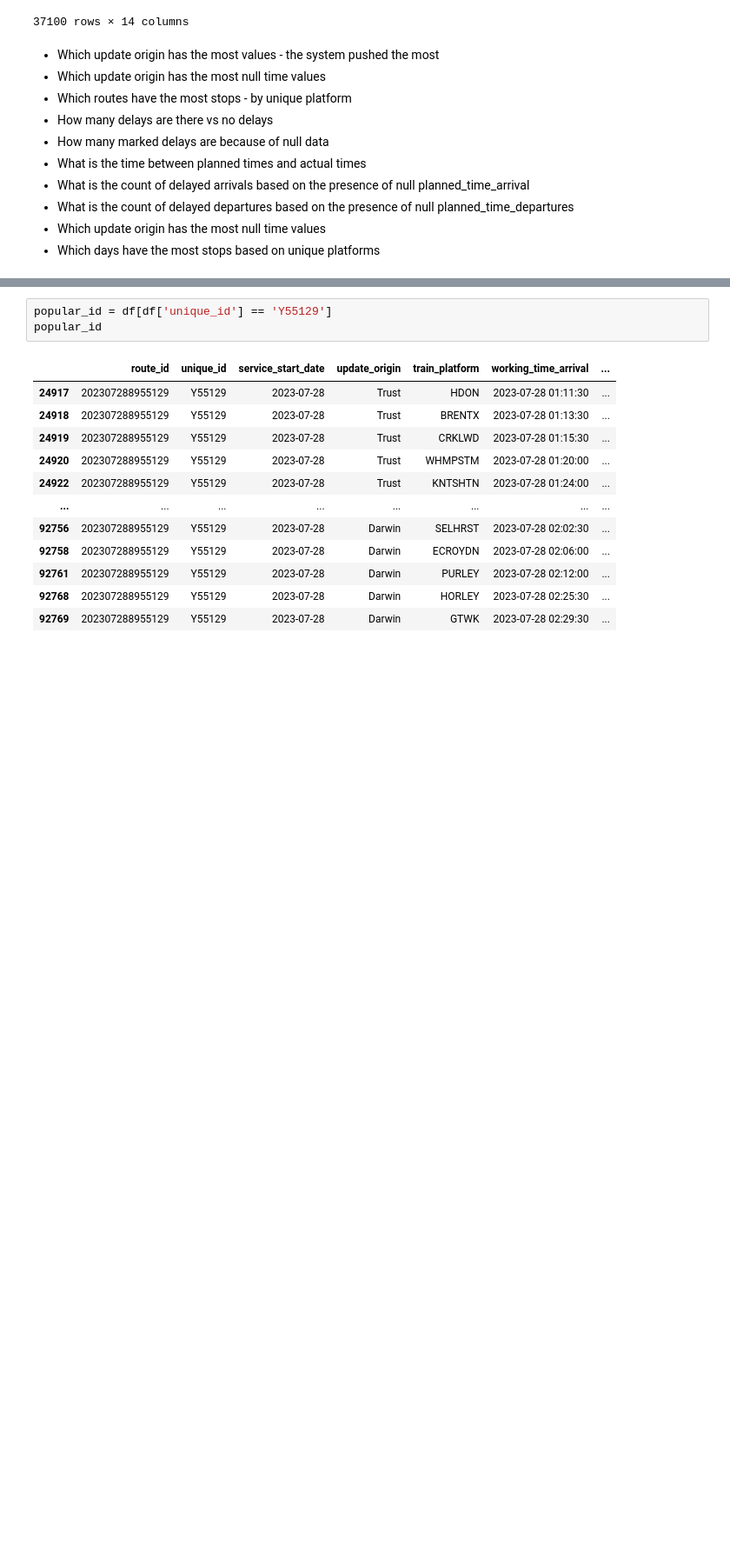
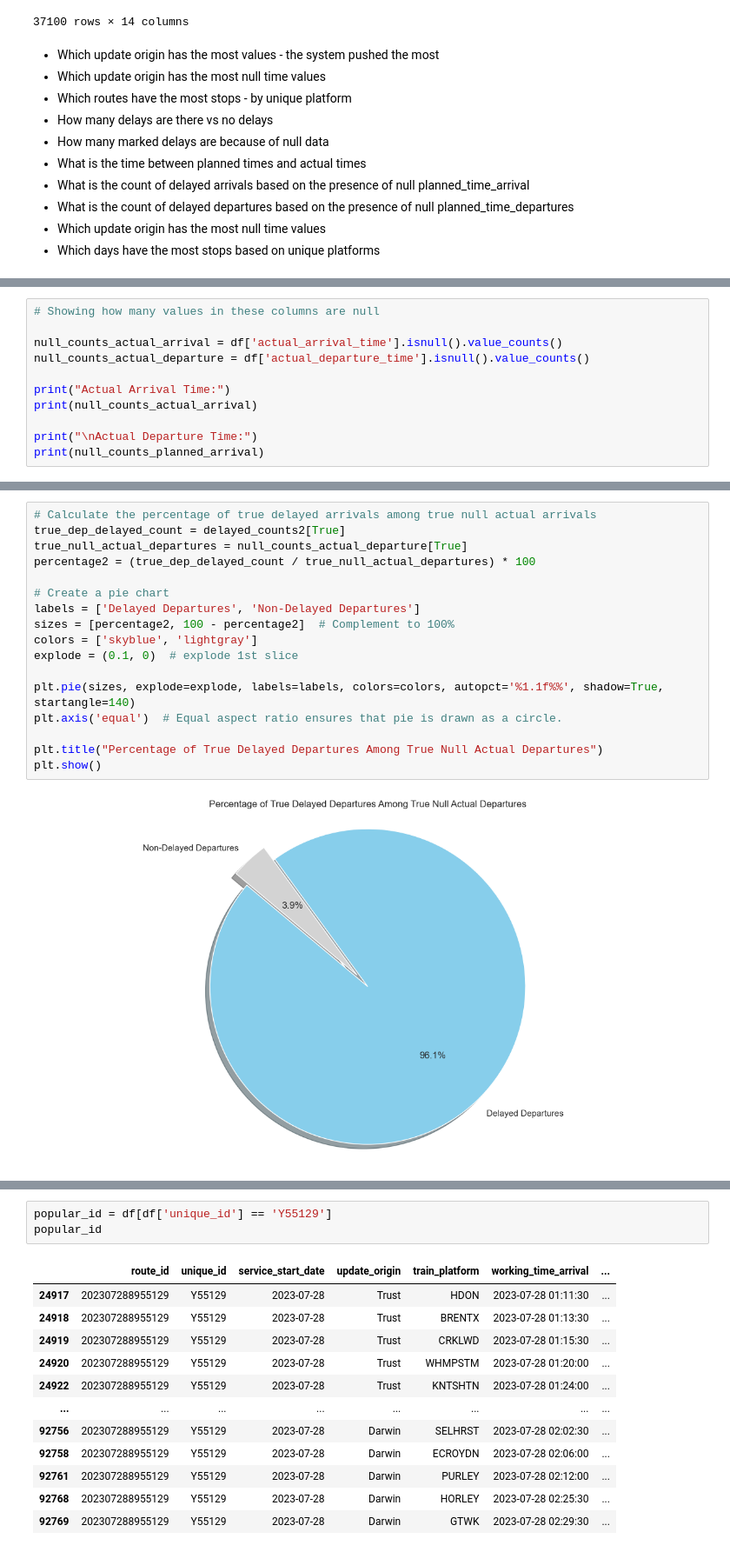
Before and after one commit to nirmalaJ21/https-github.com-nirmalaJ21-FinalProjectRailData, a Jupyter notebook: EDA Notebooks/New EDA.ipynb, the cells around one changed output, grey strips where cells are left out. Shown at 87% size. Drawn from its saved outputs; the diff is of its cells as text; blank space fills up the shorter version.

```diff
--- a/EDA Notebooks/New EDA.ipynb
+++ b/EDA Notebooks/New EDA.ipynb
@@ -83,0 +217,11 @@ df
+# %%
+# Showing how many values in these columns are null
+
+null_counts_actual_arrival = df['actual_arrival_time'].isnull().value_counts()
+null_counts_actual_departure = df['actual_departure_time'].isnull().value_counts()
+
+print("Actual Arrival Time:")
+print(null_counts_actual_arrival)
+
+print("\nActual Departure Time:")
+print(null_counts_planned_arrival)
@@ -83,0 +291,19 @@ df
+# %%
+# Calculate the percentage of true delayed arrivals among true null actual arrivals
+true_dep_delayed_count = delayed_counts2[True]
+true_null_actual_departures = null_counts_actual_departure[True]
+percentage2 = (true_dep_delayed_count / true_null_actual_departures) * 100
+
+# Create a pie chart
+labels = ['Delayed Departures', 'Non-Delayed Departures']
+sizes = [percentage2, 100 - percentage2]  # Complement to 100%
+colors = ['skyblue', 'lightgray']
+explode = (0.1, 0)  # explode 1st slice
+
+plt.pie(sizes, explode=explode, labels=labels, colors=colors, autopct='%1.1f%%', shadow=True, startangle=140)
+plt.axis('equal')  # Equal aspect ratio ensures that pie is drawn as a circle.
+
+plt.title("Percentage of True Delayed Departures Among True Null Actual Departures")
+plt.show()
+# %% [output]
+[figure, added]
```
Also changed, not shown: parts of 27 cells of this notebook.
